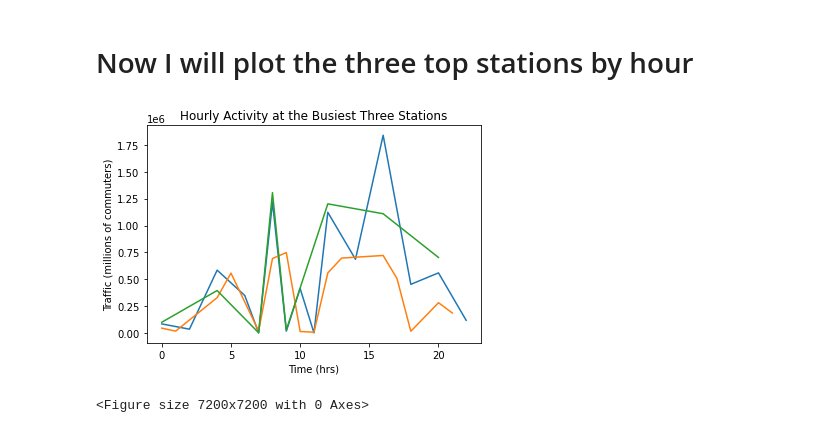
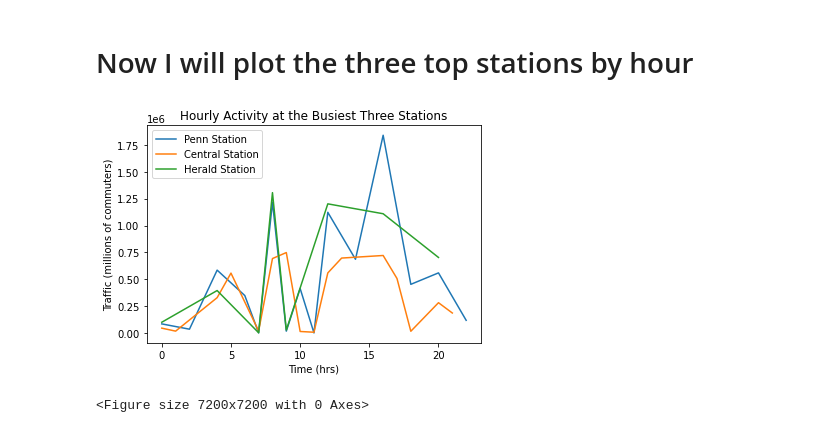
Before and after one commit to anubhavpar/sturdy-goggles, a Jupyter notebook: data_cleaning.ipynb, the cells around one changed output. Cells and saved outputs as stored; diff of their text form; code cells hidden in the pictures.

Commit message:
Major plot fix

```diff
--- a/data_cleaning.ipynb
+++ b/data_cleaning.ipynb
@@ -211,0 +216,5 @@ plt.bar(x=penn_hr['HOUR'],height=penn_hr['REAL_ACTIVITY'])
+# %%
+# new column showing avg daily activity during that hour, and clarification of sum activity
+penn_hr = penn_hr / 28
+cntr_hr = cntr_hr / 28
+herald_hr = herald_hr
@@ -212,14 +239,16 @@ plt.bar(x=penn_hr['HOUR'],height=penn_hr['REAL_ACTIVITY'])
 # %% [markdown]
 # Now I will plot the three top stations by hour
 # %%
-plt.plot(penn_hr,label='Penn St');
-plt.plot(cntr_hr);
-plt.plot(herald_hr);
+plt.plot(penn_hr,label='Penn Station');
+plt.plot(cntr_hr,label='Central Station');
+plt.plot(herald_hr,label='Herald Station');
 plt.title('Hourly Activity at the Busiest Three Stations');
 plt.xlabel('Time (hrs)');
 plt.ylabel('Traffic (millions of commuters)')
+
+plt.legend()
 plt.figure(figsize=(100,100))
 plt.savefig(fname='hourly_top3',format='svg')
 # %% [output]
-[figure, old version]
+[figure, new version]
 <Figure size 7200x7200 with 0 Axes>
```
Also changed, not shown: parts of 10 cells of this notebook, 1 other file.
